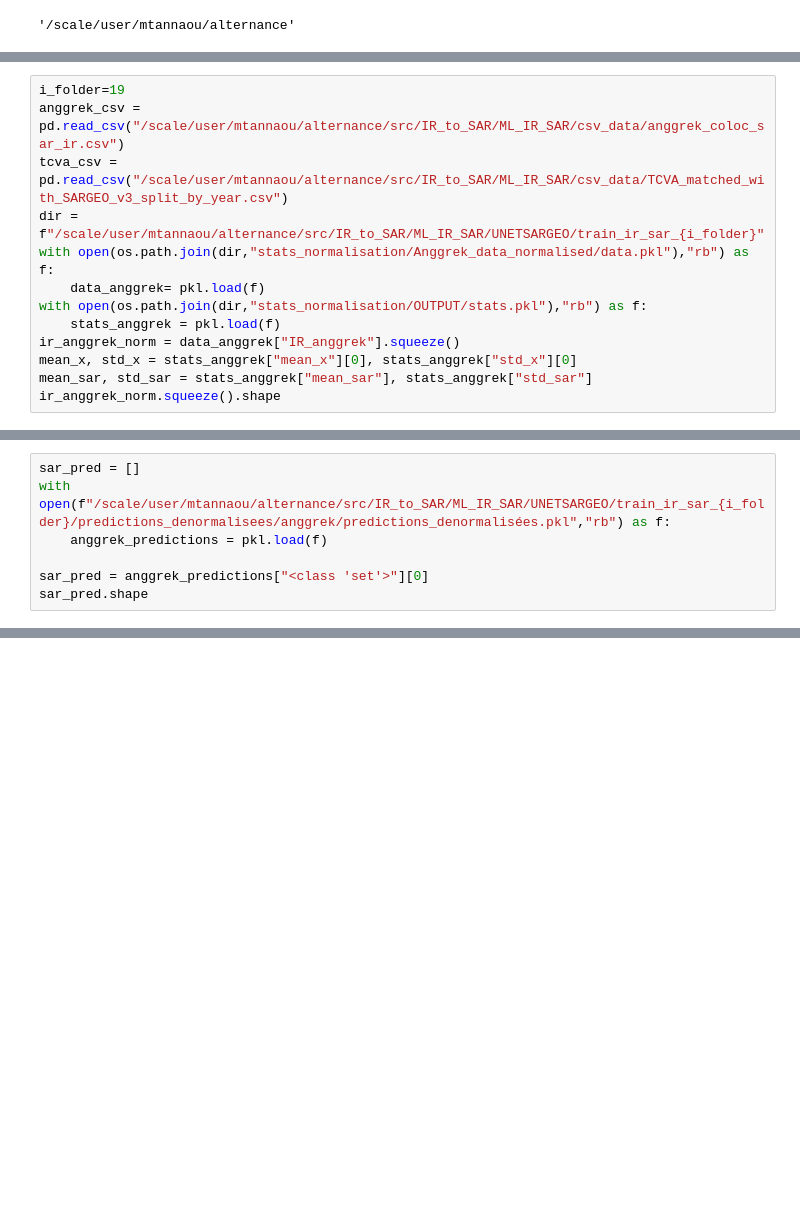
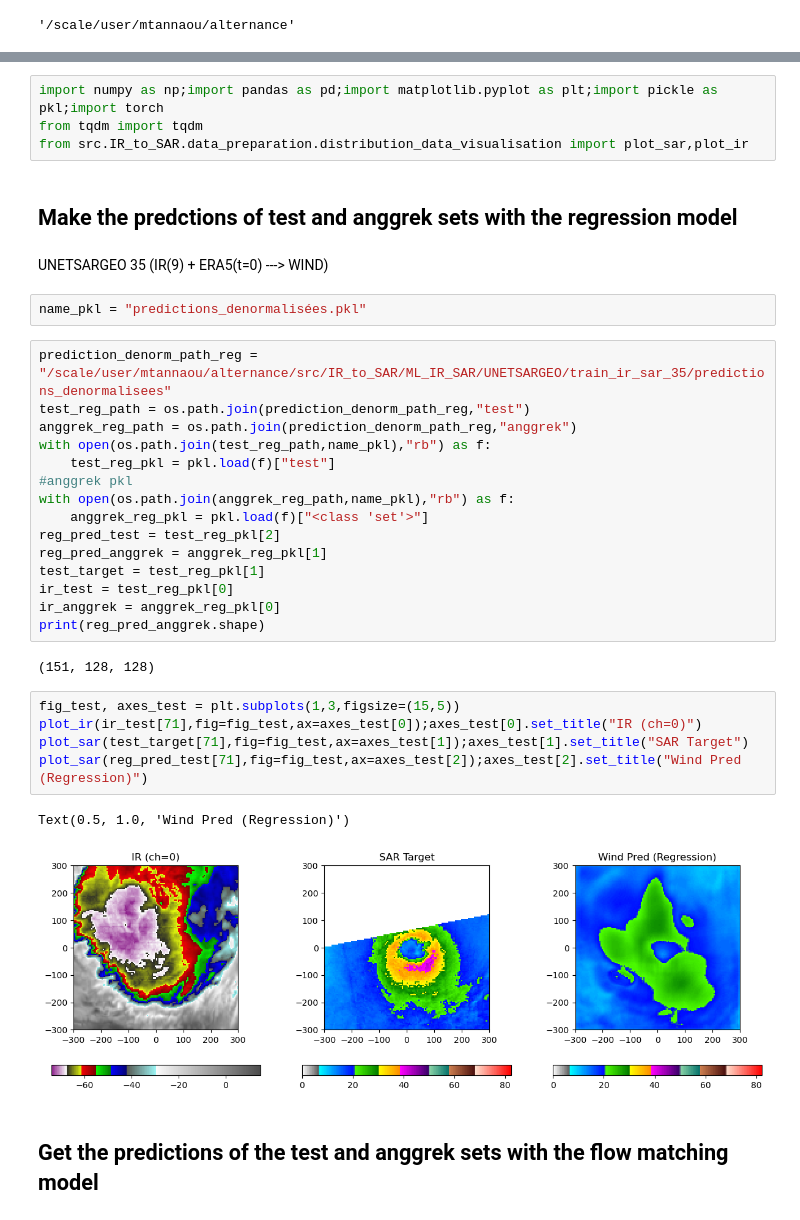
Before and after one commit to medtannaoui/ifremer_multimodality, a Jupyter notebook: src/IR_to_SAR/ML_IR_SAR/anggrek_predictions_cr.ipynb, the cells around one changed output, grey strips where cells are left out. Cells and saved outputs as stored; diff of their text form; blank space fills up the shorter version.

```diff
--- a/src/IR_to_SAR/ML_IR_SAR/anggrek_predictions_cr.ipynb
+++ b/src/IR_to_SAR/ML_IR_SAR/anggrek_predictions_cr.ipynb
@@ -83,13 +6,0 @@ def moment_to_sar(moment):
-# %%
-i_folder=19
-anggrek_csv = pd.read_csv("/scale/user/mtannaou/alternance/src/IR_to_SAR/ML_IR_SAR/csv_data/anggrek_coloc_sar_ir.csv")
-tcva_csv = pd.read_csv("/scale/user/mtannaou/alternance/src/IR_to_SAR/ML_IR_SAR/csv_data/TCVA_matched_with_SARGEO_v3_split_by_year.csv")
-dir = f"/scale/user/mtannaou/alternance/src/IR_to_SAR/ML_IR_SAR/UNETSARGEO/train_ir_sar_{i_folder}"
-with open(os.path.join(dir,"stats_normalisation/Anggrek_data_normalised/data.pkl"),"rb") as f:
-    data_anggrek= pkl.load(f)
-with open(os.path.join(dir,"stats_normalisation/OUTPUT/stats.pkl"),"rb") as f:
-    stats_anggrek = pkl.load(f)
-ir_anggrek_norm = data_anggrek["IR_anggrek"].squeeze()
-mean_x, std_x = stats_anggrek["mean_x"][0], stats_anggrek["std_x"][0]
-mean_sar, std_sar = stats_anggrek["mean_sar"], stats_anggrek["std_sar"]
-ir_anggrek_norm.squeeze().shape
@@ -98,7 +6,0 @@ ir_anggrek_norm.squeeze().shape
-# %%
-sar_pred = []
-with open(f"/scale/user/mtannaou/alternance/src/IR_to_SAR/ML_IR_SAR/UNETSARGEO/train_ir_sar_{i_folder}/predictions_denormalisees/anggrek/predictions_denormalisées.pkl","rb") as f:
-    anggrek_predictions = pkl.load(f)
-
-sar_pred = anggrek_predictions["<class 'set'>"][0]
-sar_pred.shape
@@ -381,0 +7,37 @@ AssertionError: CSV a 153 lignes mais sar_pred a 151 images
+# %%
+import numpy as np;import pandas as pd;import matplotlib.pyplot as plt;import pickle as pkl;import torch
+from tqdm import tqdm
+from src.IR_to_SAR.data_preparation.distribution_data_visualisation import plot_sar,plot_ir
+# %% [markdown]
+## Make the predctions of test and anggrek sets with the regression model
+# %% [markdown]
+UNETSARGEO 35 (IR(9) + ERA5(t=0) ---> WIND)
+# %%
+name_pkl = "predictions_denormalisées.pkl"
+# %%
+prediction_denorm_path_reg = "/scale/user/mtannaou/alternance/src/IR_to_SAR/ML_IR_SAR/UNETSARGEO/train_ir_sar_35/predictions_denormalisees"
+test_reg_path = os.path.join(prediction_denorm_path_reg,"test")
+anggrek_reg_path = os.path.join(prediction_denorm_path_reg,"anggrek")
+with open(os.path.join(test_reg_path,name_pkl),"rb") as f:
+    test_reg_pkl = pkl.load(f)["test"]
+#anggrek pkl
+with open(os.path.join(anggrek_reg_path,name_pkl),"rb") as f:
+    anggrek_reg_pkl = pkl.load(f)["<class 'set'>"]
+reg_pred_test = test_reg_pkl[2]
+reg_pred_anggrek = anggrek_reg_pkl[1]
+test_target = test_reg_pkl[1]
+ir_test = test_reg_pkl[0]
+ir_anggrek = anggrek_reg_pkl[0]
+print(reg_pred_anggrek.shape)
+# %% [output]
+(151, 128, 128)
+# %%
+fig_test, axes_test = plt.subplots(1,3,figsize=(15,5))
+plot_ir(ir_test[71],fig=fig_test,ax=axes_test[0]);axes_test[0].set_title("IR (ch=0)")
+plot_sar(test_target[71],fig=fig_test,ax=axes_test[1]);axes_test[1].set_title("SAR Target")
+plot_sar(reg_pred_test[71],fig=fig_test,ax=axes_test[2]);axes_test[2].set_title("Wind Pred (Regression)")
+# %% [output]
+Text(0.5, 1.0, 'Wind Pred (Regression)')
+[figure, added]
+# %% [markdown]
+## Get the predictions of the test and anggrek sets with the flow matching model
```
Also changed, not shown: parts of 31 cells of this notebook, 2 other files.
